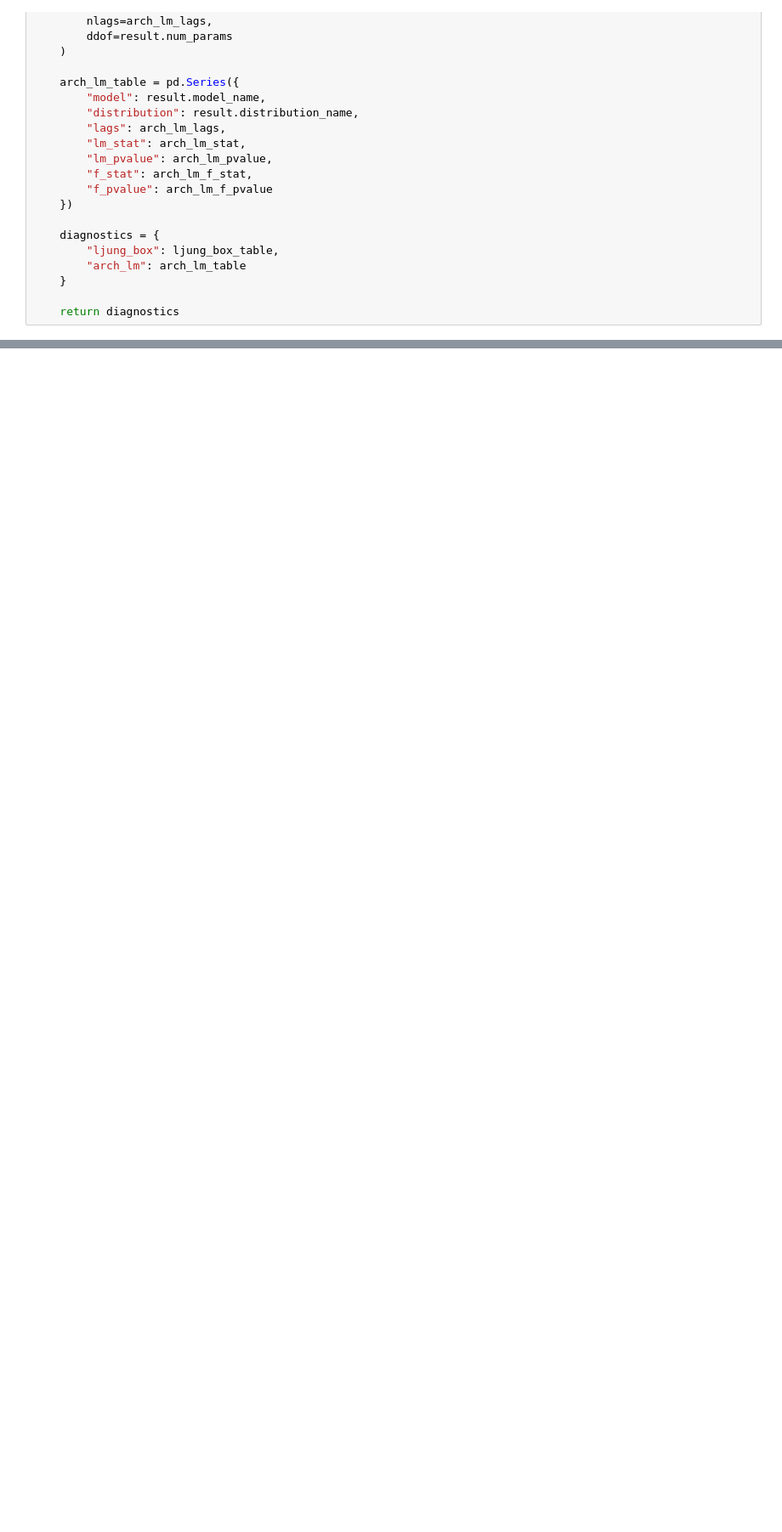
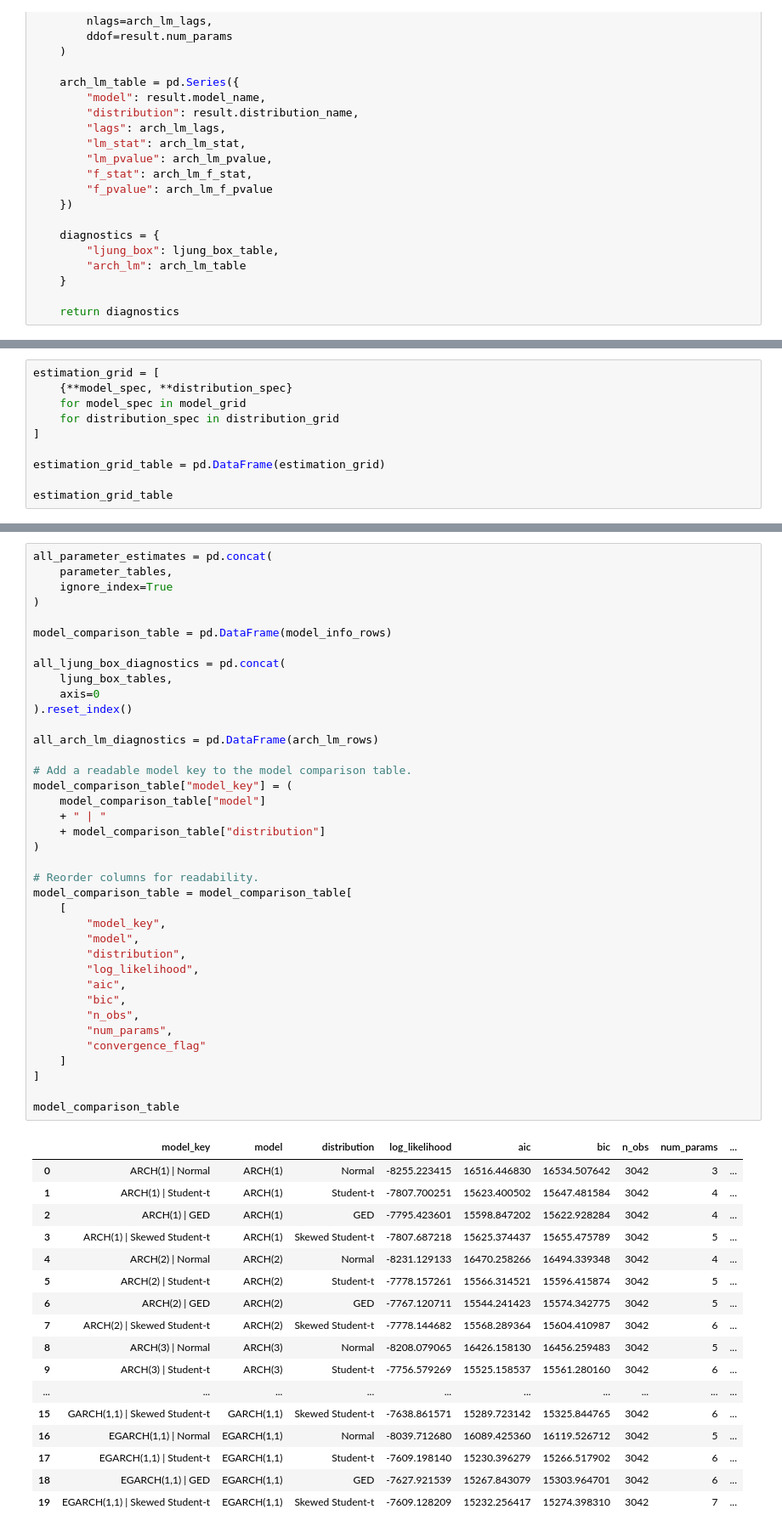
Before and after one commit to matthijs174/project, a Jupyter notebook: notebooks/02_model_estimation_and_forecasting.ipynb, the cells around one changed output, grey strips where cells are left out. Shown at 85% size. Drawn from its saved outputs; the diff is of its cells as text; blank space fills up the shorter version.

```diff
--- a/notebooks/02_model_estimation_and_forecasting.ipynb
+++ b/notebooks/02_model_estimation_and_forecasting.ipynb
@@ -488,0 +553,10 @@ dtype: object
+# %%
+estimation_grid = [
+    {**model_spec, **distribution_spec}
+    for model_spec in model_grid
+    for distribution_spec in distribution_grid
+]
+
+estimation_grid_table = pd.DataFrame(estimation_grid)
+
+estimation_grid_table
@@ -488,0 +653,56 @@ dtype: object
+# %%
+all_parameter_estimates = pd.concat(
+    parameter_tables,
+    ignore_index=True
+)
+
+model_comparison_table = pd.DataFrame(model_info_rows)
+
+all_ljung_box_diagnostics = pd.concat(
+    ljung_box_tables,
+    axis=0
+).reset_index()
+
+all_arch_lm_diagnostics = pd.DataFrame(arch_lm_rows)
+
+# Add a readable model key to the model comparison table.
+model_comparison_table["model_key"] = (
+    model_comparison_table["model"]
+    + " | "
+    + model_comparison_table["distribution"]
+)
+
+# Reorder columns for readability.
+model_comparison_table = model_comparison_table[
+    [
+        "model_key",
+        "model",
+        "distribution",
+        "log_likelihood",
+        "aic",
+        "bic",
+        "n_obs",
+        "num_params",
+        "convergence_flag"
+    ]
+]
+
+model_comparison_table
+# %% [output]
+|  | model_key | model | distribution | log_likelihood | aic | bic | n_obs | num_params | ... |
+| 0 | ARCH(1) | Normal | ARCH(1) | Normal | -8255.223415 | 16516.446830 | 16534.507642 | 3042 | 3 | ... |
+| 1 | ARCH(1) | Student-t | ARCH(1) | Student-t | -7807.700251 | 15623.400502 | 15647.481584 | 3042 | 4 | ... |
+| 2 | ARCH(1) | GED | ARCH(1) | GED | -7795.423601 | 15598.847202 | 15622.928284 | 3042 | 4 | ... |
+| 3 | ARCH(1) | Skewed Student-t | ARCH(1) | Skewed Student-t | -7807.687218 | 15625.374437 | 15655.475789 | 3042 | 5 | ... |
+| 4 | ARCH(2) | Normal | ARCH(2) | Normal | -8231.129133 | 16470.258266 | 16494.339348 | 3042 | 4 | ... |
+| 5 | ARCH(2) | Student-t | ARCH(2) | Student-t | -7778.157261 | 15566.314521 | 15596.415874 | 3042 | 5 | ... |
+| 6 | ARCH(2) | GED | ARCH(2) | GED | -7767.120711 | 15544.241423 | 15574.342775 | 3042 | 5 | ... |
+| 7 | ARCH(2) | Skewed Student-t | ARCH(2) | Skewed Student-t | -7778.144682 | 15568.289364 | 15604.410987 | 3042 | 6 | ... |
+| 8 | ARCH(3) | Normal | ARCH(3) | Normal | -8208.079065 | 16426.158130 | 16456.259483 | 3042 | 5 | ... |
+| 9 | ARCH(3) | Student-t | ARCH(3) | Student-t | -7756.579269 | 15525.158537 | 15561.280160 | 3042 | 6 | ... |
+| ... | ... | ... | ... | ... | ... | ... | ... | ... | ... |
+| 15 | GARCH(1,1) | Skewed Student-t | GARCH(1,1) | Skewed Student-t | -7638.861571 | 15289.723142 | 15325.844765 | 3042 | 6 | ... |
+| 16 | EGARCH(1,1) | Normal | EGARCH(1,1) | Normal | -8039.712680 | 16089.425360 | 16119.526712 | 3042 | 5 | ... |
+| 17 | EGARCH(1,1) | Student-t | EGARCH(1,1) | Student-t | -7609.198140 | 15230.396279 | 15266.517902 | 3042 | 6 | ... |
+| 18 | EGARCH(1,1) | GED | EGARCH(1,1) | GED | -7627.921539 | 15267.843079 | 15303.964701 | 3042 | 6 | ... |
+| 19 | EGARCH(1,1) | Skewed Student-t | EGARCH(1,1) | Skewed Student-t | -7609.128209 | 15232.256417 | 15274.398310 | 3042 | 7 | ... |
```
Also changed, not shown: parts of 16 cells of this notebook.
